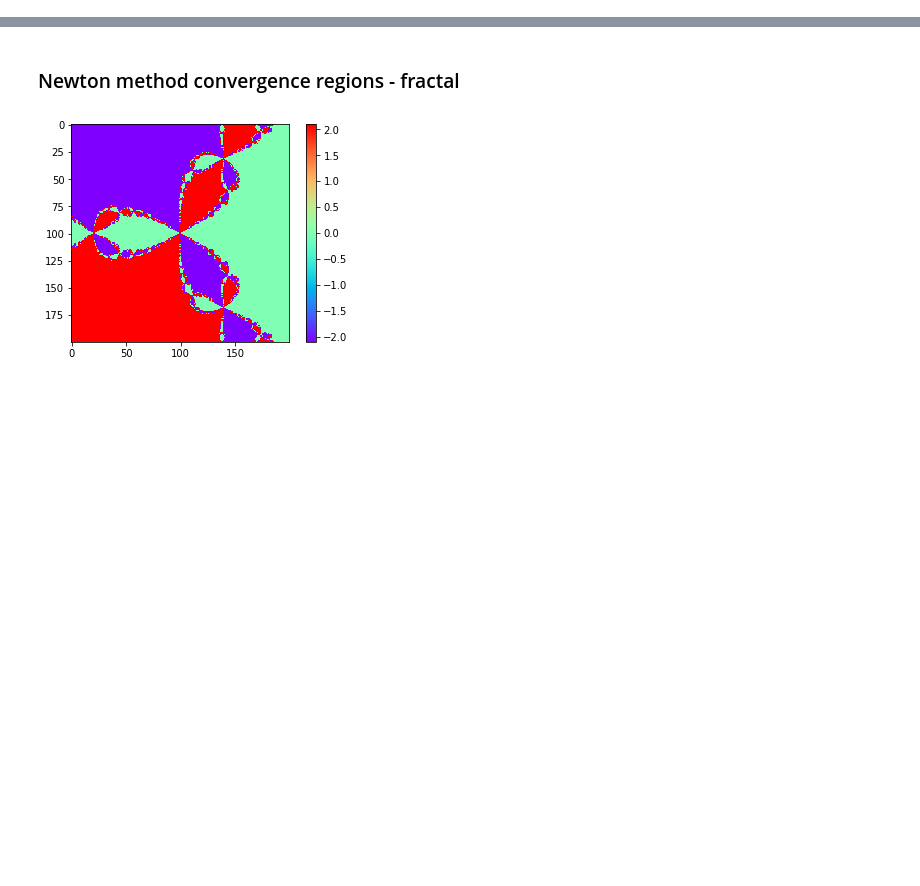
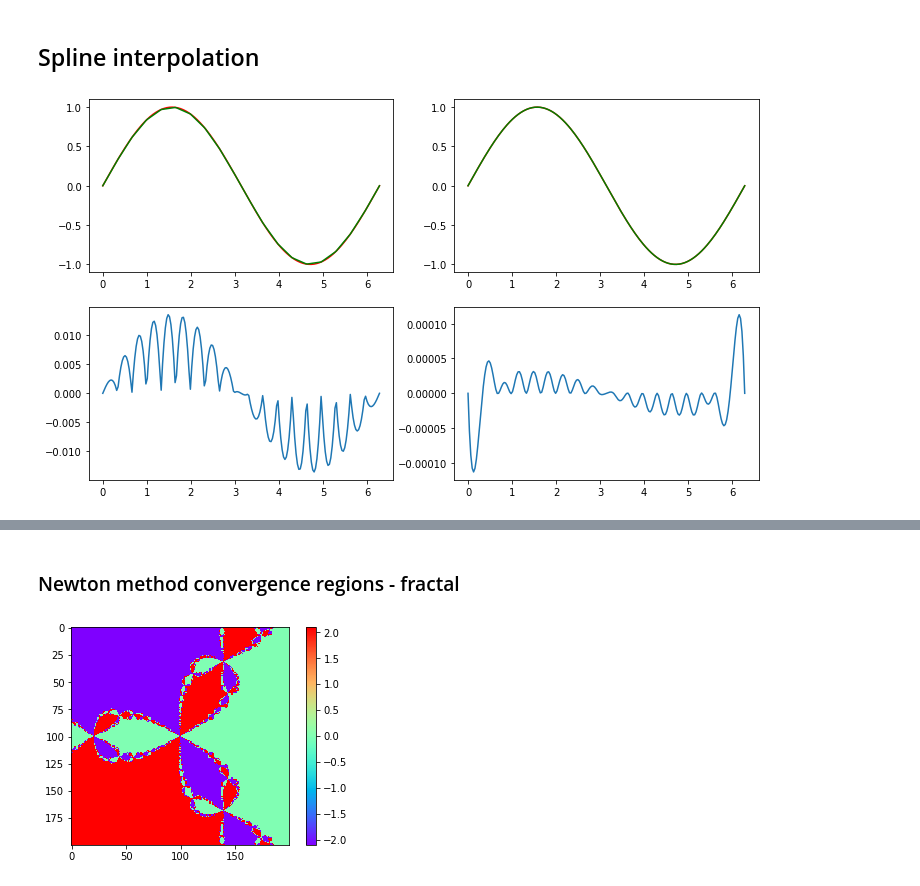
Before and after one commit to jbrezmorf/PythonForAll, a Jupyter notebook: Section_2.4_SciPy.ipynb, the cells around one changed output, grey strips where cells are left out. Saved outputs shown, nothing was run; the diff lists cells and outputs as text; code cells hidden in the pictures; blank space fills up the shorter version.

```diff
--- a/Section_2.4_SciPy.ipynb
+++ b/Section_2.4_SciPy.ipynb
@@ -51,0 +143,27 @@ Přehled funkcí s odkazy do dokumentace:
+# %% [markdown]
+## Spline interpolation
+# %%
+import scipy.interpolate as interpolate
+
+def spline_sin(N, deg):
+    x_sample = np.linspace(0, 2*np.pi, N)
+    y_sample = np.sin(x_sample)
+    return interpolate.interp1d(x_sample, y_sample, kind=deg)
+
+fig,ax  = plt.subplots(2, 2, figsize=(12, 7))
+
+# 10 interpolation points, order 1
+i_func = spline_sin(20,1)
+x=np.linspace(0, 2*np.pi, 200)
+ax[0][0].plot(x, np.sin(x), c='r')
+ax[0][0].plot(x, i_func(x), c='g')
+ax[1][0].plot(x, np.sin(x) - i_func(x))
+
+# 10 interpolation points, order 3
+i_func = spline_sin(20,3)
+ax[0][1].plot(x, np.sin(x), c='r')
+ax[0][1].plot(x, i_func(x), c='g')
+ax[1][1].plot(x, np.sin(x) - i_func(x))
+plt.show()
+# %% [output]
+[figure, added]
```
Also changed, not shown: parts of 29 cells of this notebook, 2 other files.
